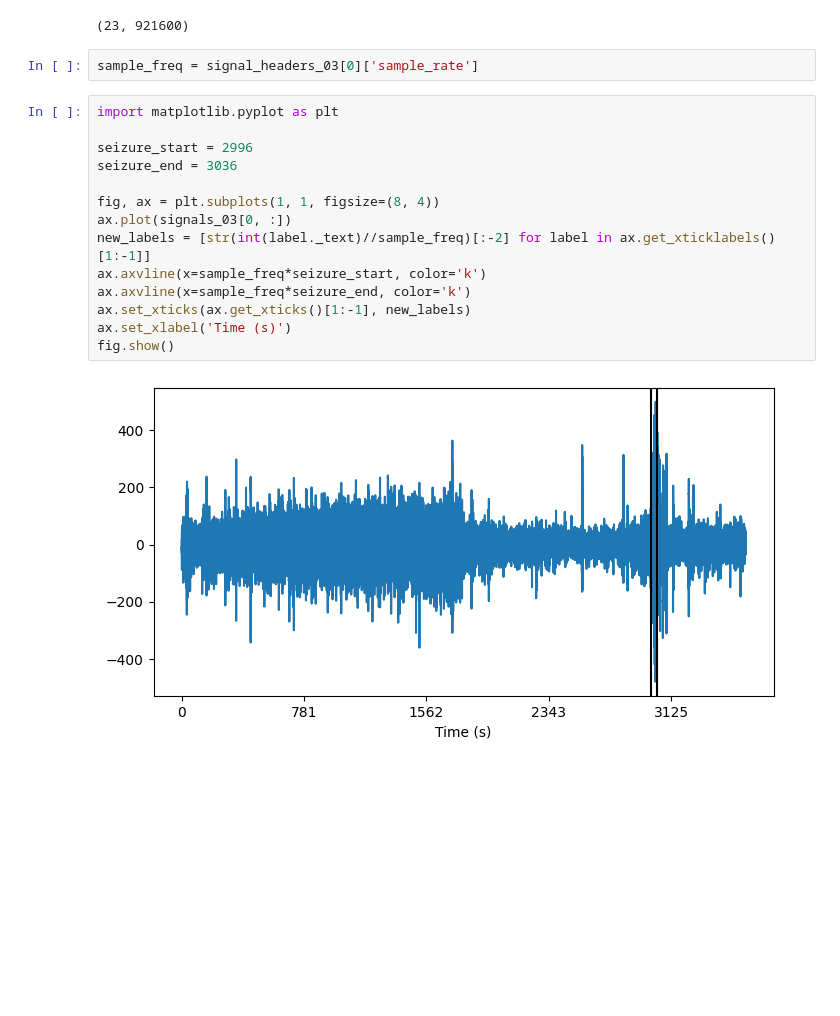
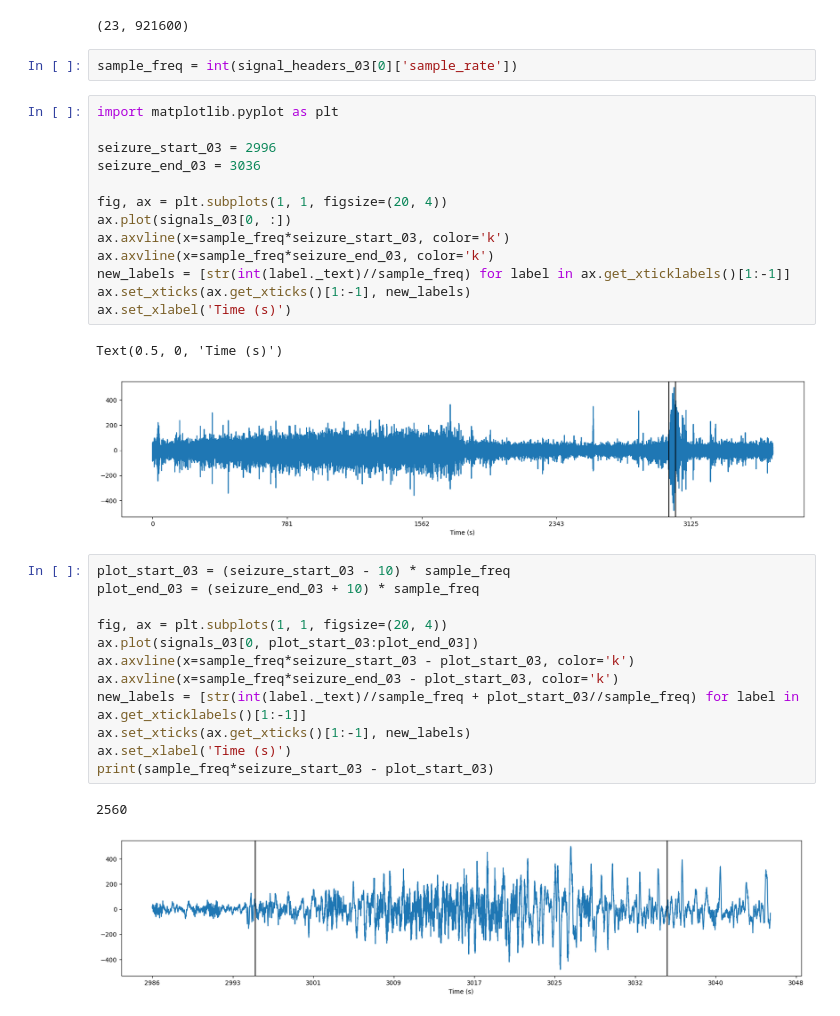
Before and after one commit to evenmatencio/graph-signals-change-point-detection, a Jupyter notebook: data_playground.ipynb, the cells around one changed output. Cells and saved outputs as stored; diff of their text form; blank space fills up the shorter version.

```diff
--- a/data_playground.ipynb
+++ b/data_playground.ipynb
@@ -53,20 +53,35 @@ signals_03.shape
 # %% [output]
 (23, 921600)
 # %%
-sample_freq = signal_headers_03[0]['sample_rate']
+sample_freq = int(signal_headers_03[0]['sample_rate'])
 # %%
 import matplotlib.pyplot as plt
 
-seizure_start = 2996
-seizure_end = 3036
+seizure_start_03 = 2996
+seizure_end_03 = 3036
 
-fig, ax = plt.subplots(1, 1, figsize=(8, 4))
+fig, ax = plt.subplots(1, 1, figsize=(20, 4))
 ax.plot(signals_03[0, :])
-new_labels = [str(int(label._text)//sample_freq)[:-2] for label in ax.get_xticklabels()[1:-1]]
-ax.axvline(x=sample_freq*seizure_start, color='k')
-ax.axvline(x=sample_freq*seizure_end, color='k')
+ax.axvline(x=sample_freq*seizure_start_03, color='k')
+ax.axvline(x=sample_freq*seizure_end_03, color='k')
+new_labels = [str(int(label._text)//sample_freq) for label in ax.get_xticklabels()[1:-1]]
 ax.set_xticks(ax.get_xticks()[1:-1], new_labels)
 ax.set_xlabel('Time (s)')
-fig.show()
 # %% [output]
+Text(0.5, 0, 'Time (s)')
-[figure, old version]
+[figure, new version]
+# %%
+plot_start_03 = (seizure_start_03 - 10) * sample_freq
+plot_end_03 = (seizure_end_03 + 10) * sample_freq
+
+fig, ax = plt.subplots(1, 1, figsize=(20, 4))
+ax.plot(signals_03[0, plot_start_03:plot_end_03])
+ax.axvline(x=sample_freq*seizure_start_03 - plot_start_03, color='k')
+ax.axvline(x=sample_freq*seizure_end_03 - plot_start_03, color='k')
+new_labels = [str(int(label._text)//sample_freq + plot_start_03//sample_freq) for label in ax.get_xticklabels()[1:-1]]
+ax.set_xticks(ax.get_xticks()[1:-1], new_labels)
+ax.set_xlabel('Time (s)')
+print(sample_freq*seizure_start_03 - plot_start_03)
+# %% [output]
+2560
+[figure, added]
```
Also changed, not shown: parts of 5 cells of this notebook, 1 other file.
